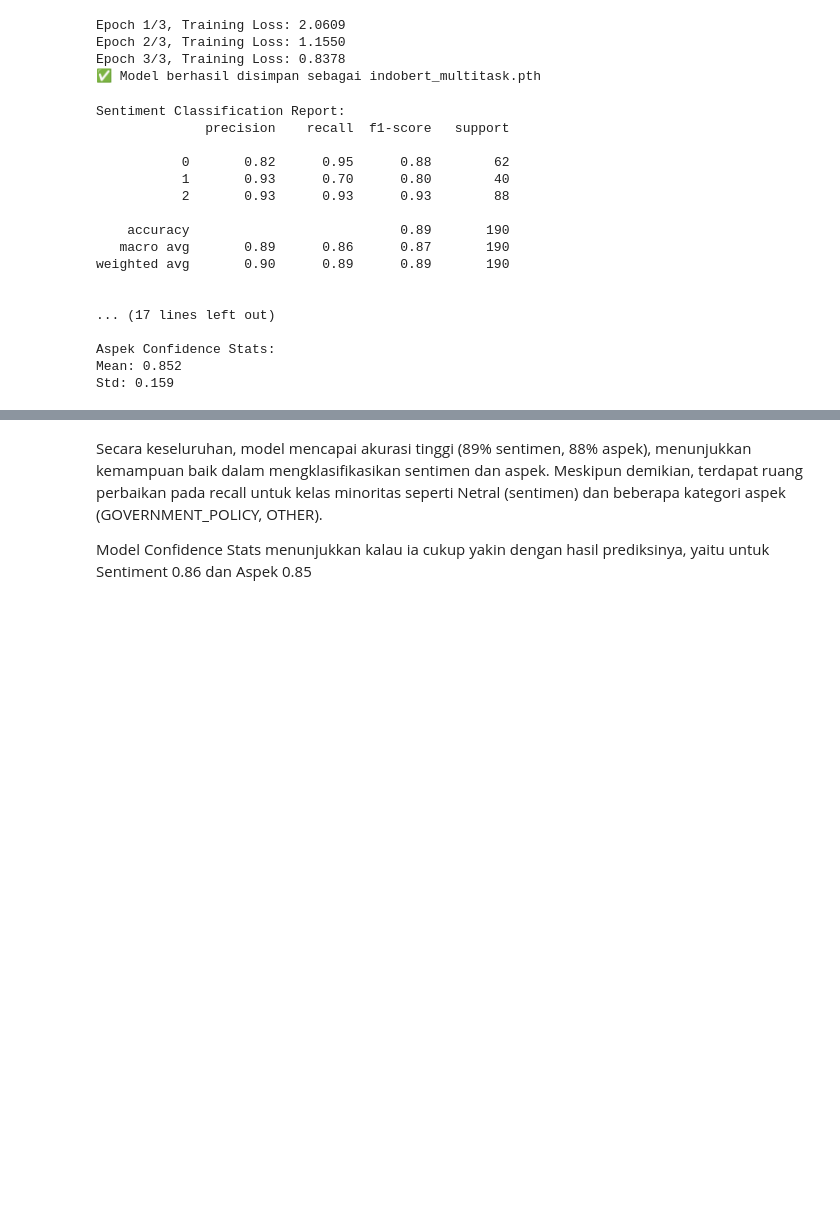
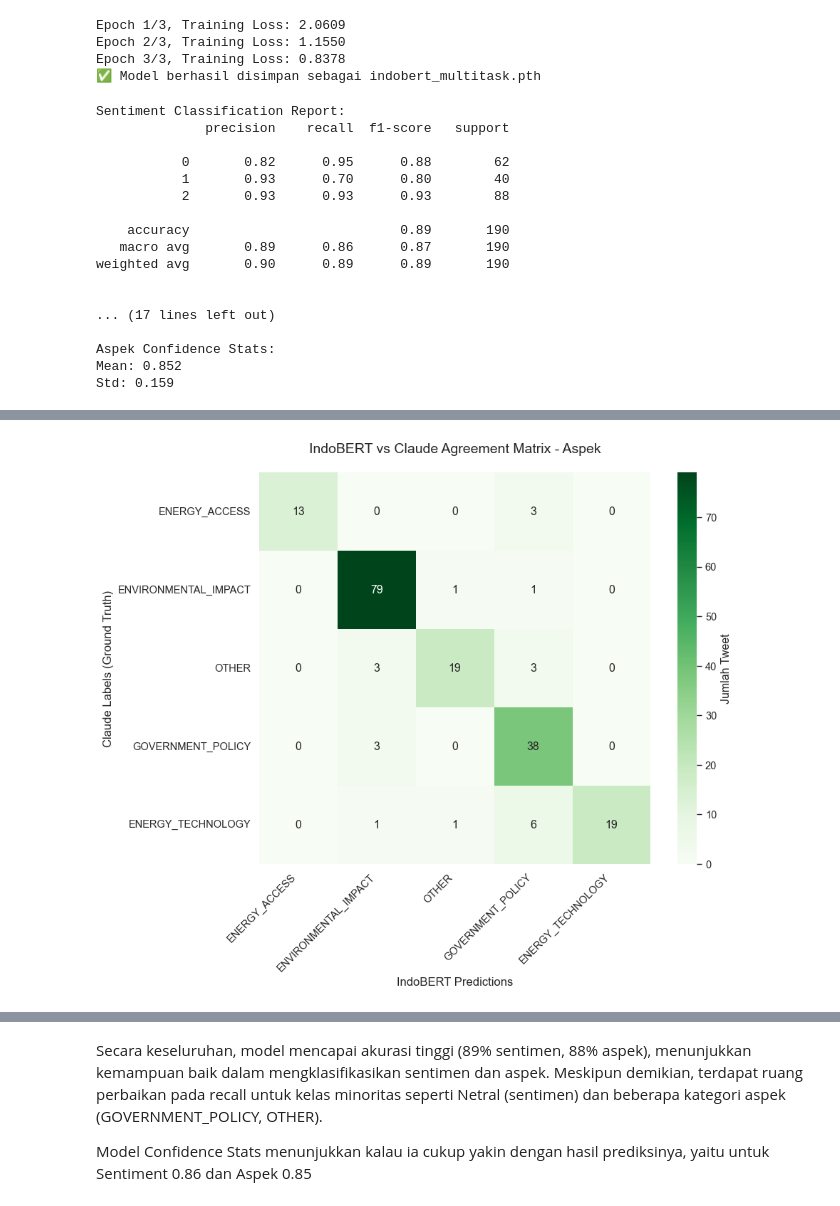
Before and after one commit to mandayash/Aspect-Sentiment-IndoBERT, a Jupyter notebook: Sentiment_Tubes.ipynb, the cells around one changed output, grey strips where cells are left out. Saved outputs shown, nothing was run; the diff lists cells and outputs as text; code cells hidden in the pictures; blank space fills up the shorter version.

```diff
--- a/Sentiment_Tubes.ipynb
+++ b/Sentiment_Tubes.ipynb
@@ -1624,0 +1696,80 @@ Std: 0.159
+# %%
+import matplotlib.pyplot as plt
+import seaborn as sns
+from sklearn.metrics import confusion_matrix
+import numpy as np
+
+# Set style
+sns.set_style("whitegrid")
+
+# Create aspek confusion matrix
+cm_aspek = confusion_matrix(true_aspeks, pred_aspeks)
+
+# Create figure
+plt.figure(figsize=(10, 8))
+
+# Create green heatmap
+sns.heatmap(cm_aspek,
+           annot=True,
+           fmt='d',
+           cmap='Greens',  # Green colormap
+           xticklabels=['ENERGY_ACCESS', 'ENVIRONMENTAL_IMPACT', 'OTHER', 'GOVERNMENT_POLICY', 'ENERGY_TECHNOLOGY'],
+           yticklabels=['ENERGY_ACCESS', 'ENVIRONMENTAL_IMPACT', 'OTHER', 'GOVERNMENT_POLICY', 'ENERGY_TECHNOLOGY'],
+           cbar_kws={'label': 'Jumlah Tweet'},
+           square=True)
+
+plt.title('IndoBERT vs Claude Agreement Matrix - Aspek', fontsize=14, pad=20)
+plt.xlabel('IndoBERT Predictions', fontsize=12)
+plt.ylabel('Claude Labels (Ground Truth)', fontsize=12)
+
+# Rotate x-axis labels for better readability
+plt.xticks(rotation=45, ha='right')
+plt.yticks(rotation=0)
+
+# Adjust layout
+plt.tight_layout()
+
+# Show plot
+plt.show()
+
+# Print aspek agreement statistics
+print("="*60)
+print("ASPEK AGREEMENT ANALYSIS")
+print("="*60)
+
+# Overall agreement
+aspek_agreement = np.trace(cm_aspek) / np.sum(cm_aspek) * 100
+print(f"Overall Agreement: {aspek_agreement:.1f}%")
+print(f"Overall Disagreement: {100-aspek_agreement:.1f}%")
+
+# Per-class agreement analysis
+print(f"\nPer-Class Agreement:")
+aspek_labels = ['ENERGY_ACCESS', 'ENVIRONMENTAL_IMPACT', 'OTHER', 'GOVERNMENT_POLICY', 'ENERGY_TECHNOLOGY']
+for i, label in enumerate(aspek_labels):
+    class_total = np.sum(cm_aspek[i, :])
+    class_correct = cm_aspek[i, i]
+    class_agreement = (class_correct / class_total) * 100 if class_total > 0 else 0
+    print(f"{label}: {class_correct}/{class_total} = {class_agreement:.1f}% agreement")
+
+print(f"\nTotal test samples: {np.sum(cm_aspek)} tweets")
+
+# Additional insights
+print("\n" + "="*60)
+print("ADDITIONAL INSIGHTS")
+print("="*60)
+
+# Most confused pairs
+print("\nMajor Disagreement Patterns:")
+for i in range(len(aspek_labels)):
+    for j in range(len(aspek_labels)):
+        if i != j and cm_aspek[i, j] > 2:
+            print(f"Claude: {aspek_labels[i]} → IndoBERT: {aspek_labels[j]} = {cm_aspek[i, j]} cases")
+
+# Class distribution
+print(f"\nClass Distribution in Test Set:")
+for i, label in enumerate(aspek_labels):
+    class_count = np.sum(cm_aspek[i, :])
+    percentage = (class_count / np.sum(cm_aspek)) * 100
+    print(f"{label}: {class_count} tweets ({percentage:.1f}%)")
+# %% [output]
+[figure, added]
```
Also changed, not shown: parts of 14 cells of this notebook.
